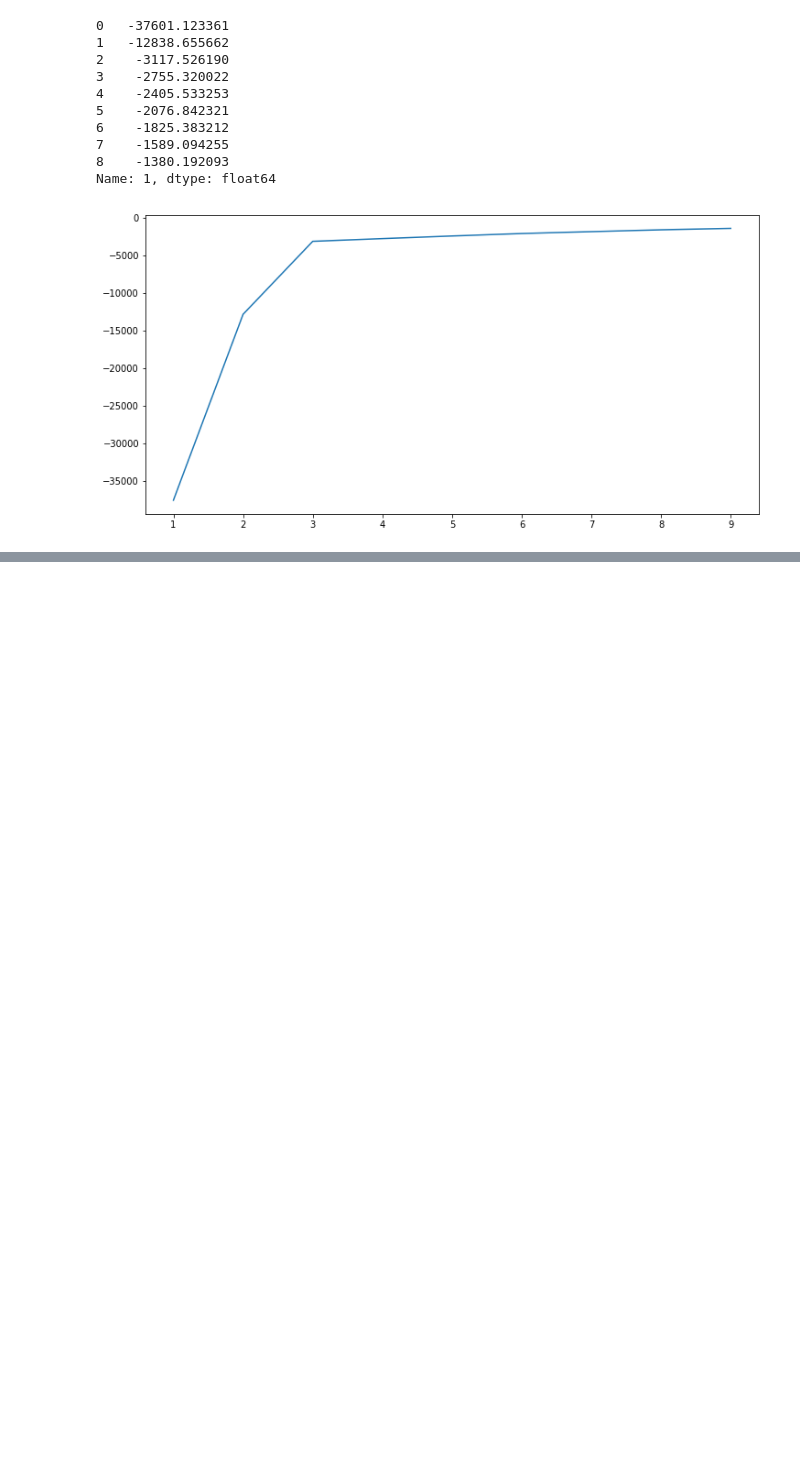
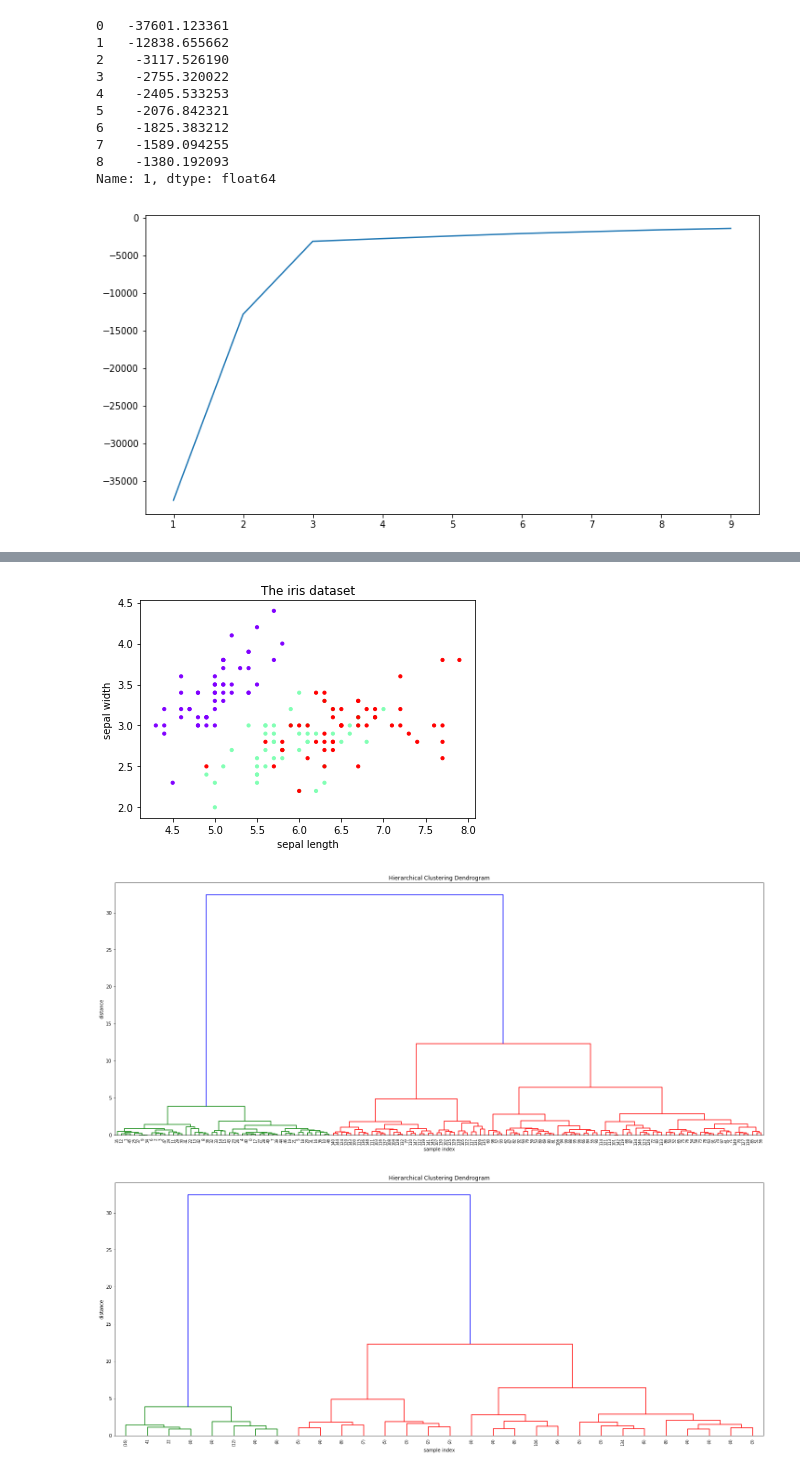
Before and after one commit to msadegh97/machine-learning-course, a Jupyter notebook: 06-clustering.ipynb, the cells around one changed output, grey strips where cells are left out. Drawn from its saved outputs; the diff is of its cells as text; code cells hidden in the pictures; blank space fills up the shorter version.

Commit message:
Update clustering

```diff
--- a/06-clustering.ipynb
+++ b/06-clustering.ipynb
@@ -126,0 +160,29 @@ plt.show()
+# %%
+from scipy.cluster.hierarchy import dendrogram, linkage
+from sklearn.datasets import load_iris
+
+X, y = load_iris(return_X_y=True)
+plt.title('The iris dataset')
+plt.xlabel('sepal length')
+plt.ylabel('sepal width')
+plt.scatter(X[:, 0], X[:, 1], s=10, c=y, cmap='rainbow')
+
+Z = linkage(X, 'ward')
+
+plt.figure(figsize=(25, 10))
+plt.title('Hierarchical Clustering Dendrogram')
+plt.xlabel('sample index')
+plt.ylabel('distance')
+
+dendrogram(Z, leaf_rotation=90., leaf_font_size=8.);
+plt.show();
+
+plt.figure(figsize=(25, 10))
+plt.title('Hierarchical Clustering Dendrogram')
+plt.xlabel('sample index')
+plt.ylabel('distance')
+dendrogram(Z, leaf_rotation=90., leaf_font_size=8., truncate_mode='lastp');
+# %% [output]
+[figure, added]
+[figure, added]
+[figure, added]
```
Also changed, not shown: parts of 11 cells of this notebook.
